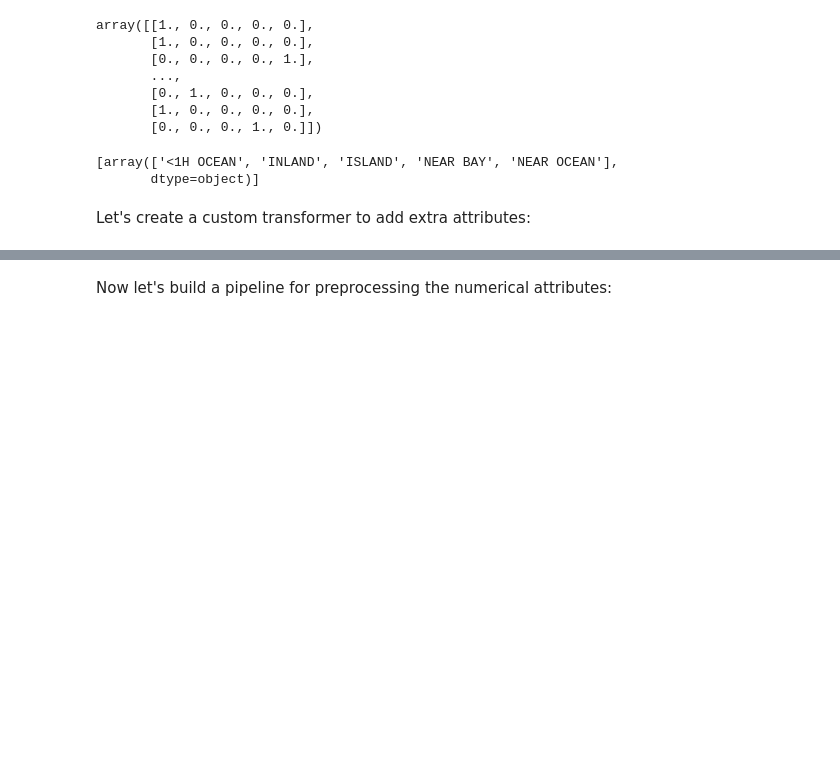
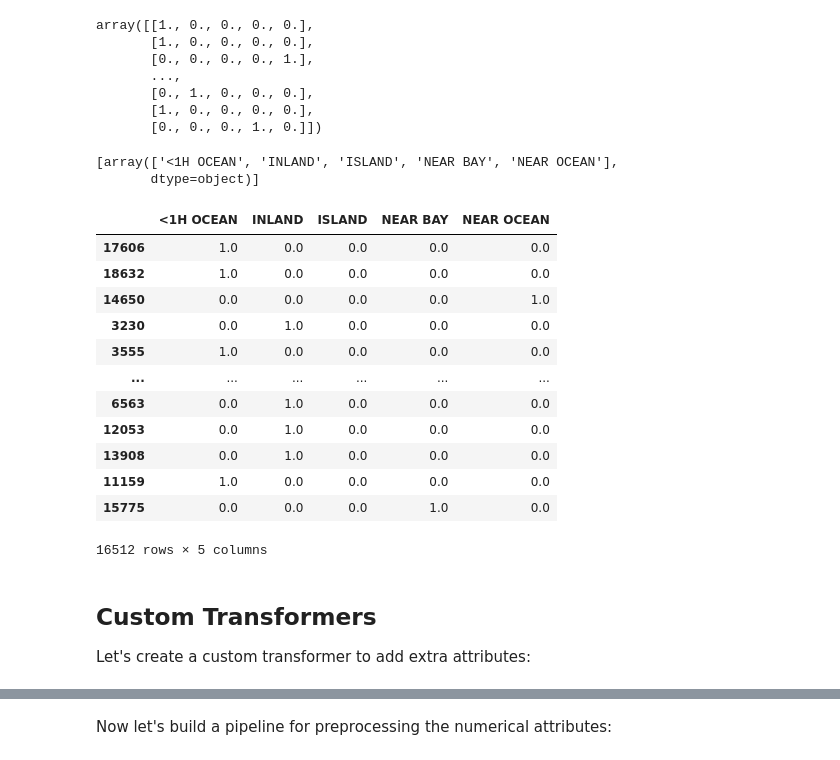
Before and after one commit to a-cass/handson-ml2, a Jupyter notebook: 02_end_to_end_machine_learning_project.ipynb, the cells around one changed output, grey strips where cells are left out. Saved outputs shown, nothing was run; the diff lists cells and outputs as text; code cells hidden in the pictures; blank space fills up the shorter version.

Commit message:
Progressed Chapter 2 Data Cleaning

```diff
--- a/02_end_to_end_machine_learning_project.ipynb
+++ b/02_end_to_end_machine_learning_project.ipynb
@@ -655,7 +655,28 @@ cat_encoder.categories_
 # %% [output]
 [array(['<1H OCEAN', 'INLAND', 'ISLAND', 'NEAR BAY', 'NEAR OCEAN'],
        dtype=object)]
+# %%
+# The categories can be used to name the columns:
+housing_tr_1hot = pd.DataFrame(housing_cat_1hot,
+                               columns=cat_encoder.categories_,
+                               index=housing_cat.index)
+housing_tr_1hot
+# %% [output]
+|  | <1H OCEAN | INLAND | ISLAND | NEAR BAY | NEAR OCEAN |
+| 17606 | 1.0 | 0.0 | 0.0 | 0.0 | 0.0 |
+| 18632 | 1.0 | 0.0 | 0.0 | 0.0 | 0.0 |
+| 14650 | 0.0 | 0.0 | 0.0 | 0.0 | 1.0 |
+| 3230 | 0.0 | 1.0 | 0.0 | 0.0 | 0.0 |
+| 3555 | 1.0 | 0.0 | 0.0 | 0.0 | 0.0 |
+| ... | ... | ... | ... | ... | ... |
+| 6563 | 0.0 | 1.0 | 0.0 | 0.0 | 0.0 |
+| 12053 | 0.0 | 1.0 | 0.0 | 0.0 | 0.0 |
+| 13908 | 0.0 | 1.0 | 0.0 | 0.0 | 0.0 |
+| 11159 | 1.0 | 0.0 | 0.0 | 0.0 | 0.0 |
+| 15775 | 0.0 | 0.0 | 0.0 | 1.0 | 0.0 |
+16512 rows × 5 columns
 # %% [markdown]
+## Custom Transformers
 Let's create a custom transformer to add extra attributes:
 # %%
 from sklearn.base import BaseEstimator, TransformerMixin
```
Also changed, not shown: parts of 6 cells of this notebook.
